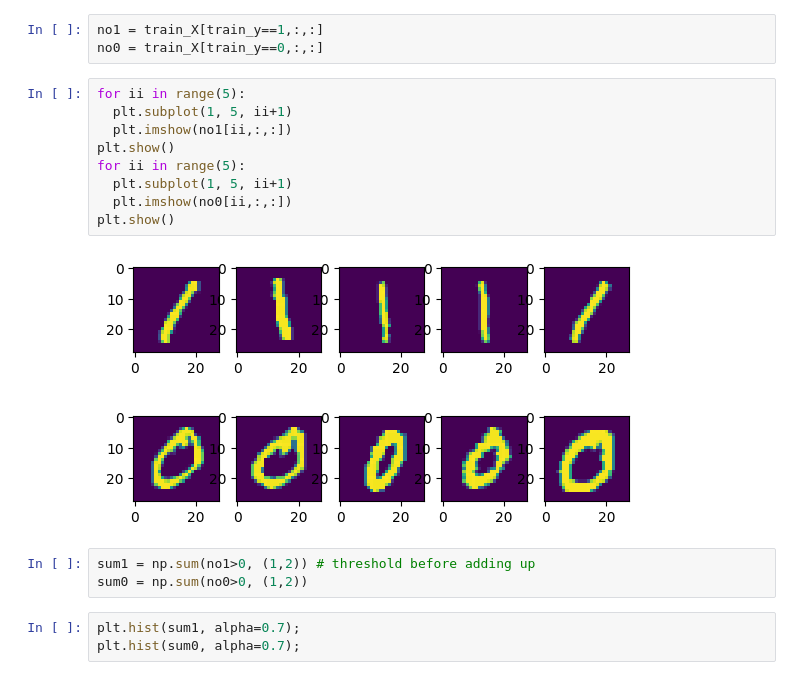
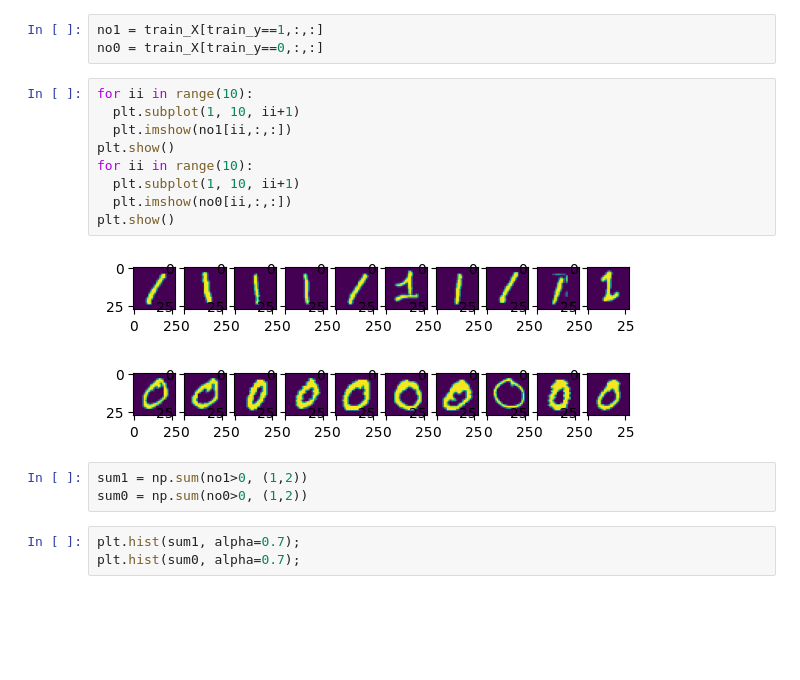
Before and after one commit to kbharath21/iiith, a Jupyter notebook: AIML_Module_1_Lab_1_Extracting_features_from_data_.ipynb, the cells around one changed output. Saved outputs shown, nothing was run; the diff lists cells and outputs as text; blank space fills up the shorter version.

```diff
--- a/AIML_Module_1_Lab_1_Extracting_features_from_data_.ipynb
+++ b/AIML_Module_1_Lab_1_Extracting_features_from_data_.ipynb
@@ -203,19 +211,19 @@ Downloading data from https://storage.googleapis.com/tensorflow/tf-keras-dataset
 no1 = train_X[train_y==1,:,:]
 no0 = train_X[train_y==0,:,:]
 # %%
-for ii in range(5):
-  plt.subplot(1, 5, ii+1)
+for ii in range(10):
+  plt.subplot(1, 10, ii+1)
   plt.imshow(no1[ii,:,:])
 plt.show()
-for ii in range(5):
-  plt.subplot(1, 5, ii+1)
+for ii in range(10):
+  plt.subplot(1, 10, ii+1)
   plt.imshow(no0[ii,:,:])
 plt.show()
 # %% [output]
-[figure, old version]
+[figure, new version]
-[figure, old version]
+[figure, new version]
 # %%
-sum1 = np.sum(no1>0, (1,2)) # threshold before adding up
+sum1 = np.sum(no1>0, (1,2))
 sum0 = np.sum(no0>0, (1,2))
 # %%
 plt.hist(sum1, alpha=0.7);
```
Also changed, not shown: parts of 22 cells of this notebook.
